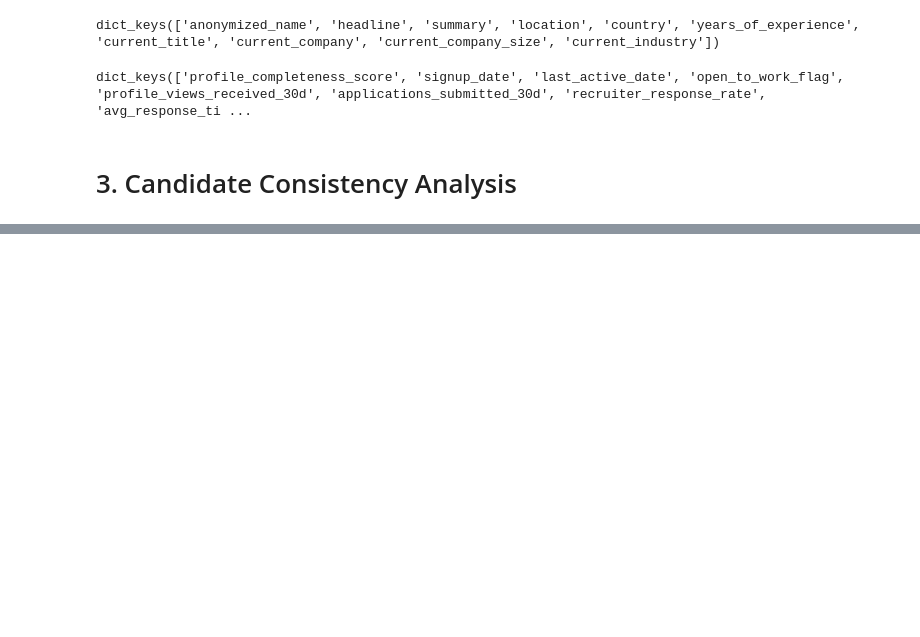
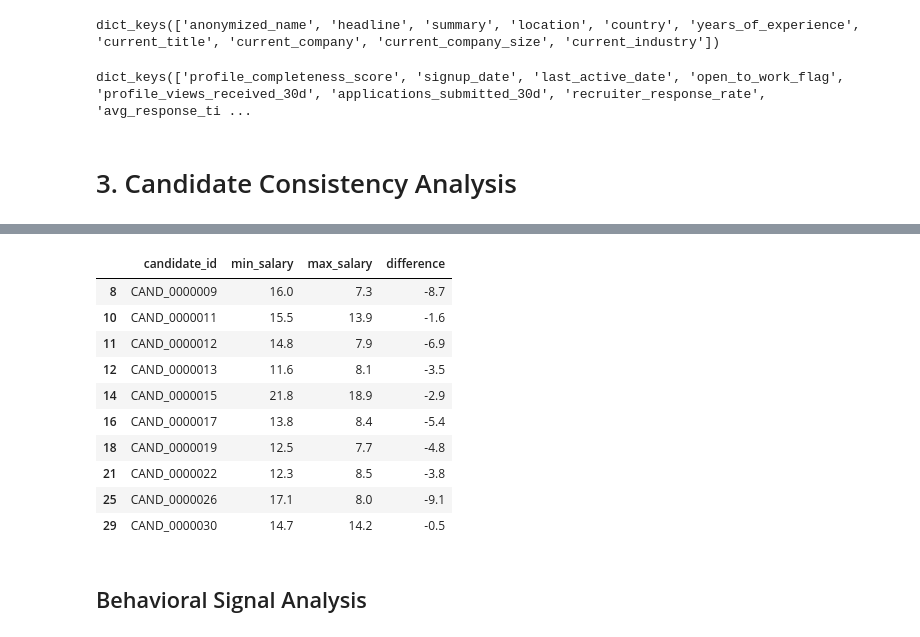
Before and after one commit to Hamsini242007/D-A, a Jupyter notebook: notebooks/analysis.ipynb, the cells around one changed output, grey strips where cells are left out. Saved outputs shown, nothing was run; the diff lists cells and outputs as text; code cells hidden in the pictures; blank space fills up the shorter version.

```diff
--- a/notebooks/analysis.ipynb
+++ b/notebooks/analysis.ipynb
@@ -69,0 +361,19 @@ dict_keys(['profile_completeness_score', 'signup_date', 'last_active_date', 'ope
+# %%
+examples = []
+
+for c in candidates:
+    current_jobs = [
+        job for job in c["career_history"]
+        if job["is_current"]
+    ]
+
+    if len(current_jobs) != 1:
+        examples.append({
+            "candidate_id": c["candidate_id"],
+            "current_jobs": len(current_jobs),
+            "career_length": len(c["career_history"])
+        })
+
+bad_current = pd.DataFrame(examples)
+
+display(bad_current.head(10))
@@ -69,0 +384,22 @@ dict_keys(['profile_completeness_score', 'signup_date', 'last_active_date', 'ope
+# %%
+salary_diffs = []
+
+for c in candidates:
+    salary = c["redrob_signals"]["expected_salary_range_inr_lpa"]
+
+    salary_diffs.append({
+        "candidate_id": c["candidate_id"],
+        "min_salary": salary["min"],
+        "max_salary": salary["max"],
+        "difference": salary["max"] - salary["min"]
+    })
+
+salary_df = pd.DataFrame(salary_diffs)
+
+print(salary_df.describe())
+
+print("\nNegative salary ranges:")
+print((salary_df["difference"] < 0).sum())
+
+print("\nVery large salary ranges (>100 LPA):")
+print((salary_df["difference"] > 100).sum())
@@ -69,0 +422,16 @@ dict_keys(['profile_completeness_score', 'signup_date', 'last_active_date', 'ope
+# %%
+salary_df[salary_df["difference"] < 0].head(10)
+# %% [output]
+|  | candidate_id | min_salary | max_salary | difference |
+| 8 | CAND_0000009 | 16.0 | 7.3 | -8.7 |
+| 10 | CAND_0000011 | 15.5 | 13.9 | -1.6 |
+| 11 | CAND_0000012 | 14.8 | 7.9 | -6.9 |
+| 12 | CAND_0000013 | 11.6 | 8.1 | -3.5 |
+| 14 | CAND_0000015 | 21.8 | 18.9 | -2.9 |
+| 16 | CAND_0000017 | 13.8 | 8.4 | -5.4 |
+| 18 | CAND_0000019 | 12.5 | 7.7 | -4.8 |
+| 21 | CAND_0000022 | 12.3 | 8.5 | -3.8 |
+| 25 | CAND_0000026 | 17.1 | 8.0 | -9.1 |
+| 29 | CAND_0000030 | 14.7 | 14.2 | -0.5 |
+# %% [markdown]
+## Behavioral Signal Analysis
```
Also changed, not shown: parts of 22 cells of this notebook, 5 other files.
